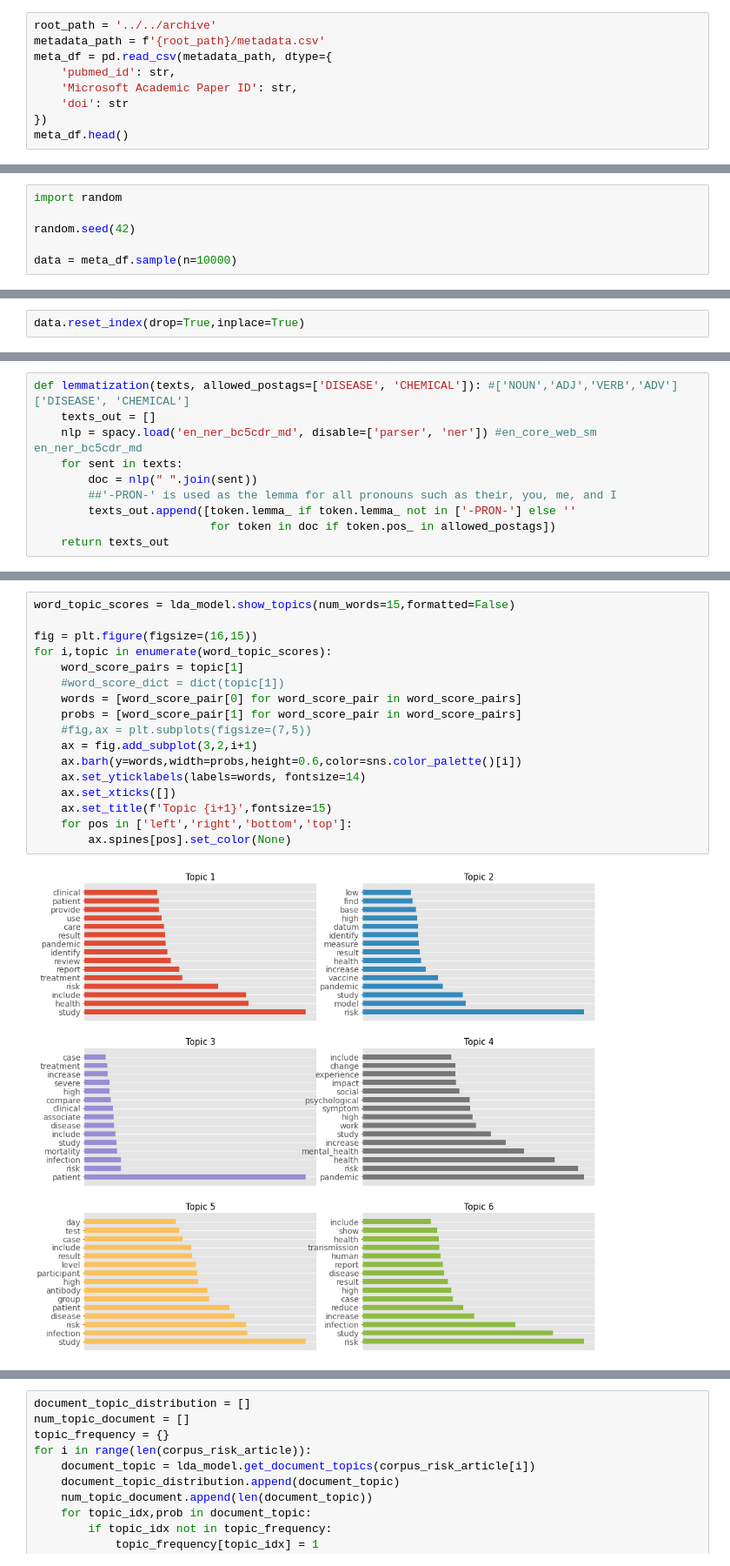
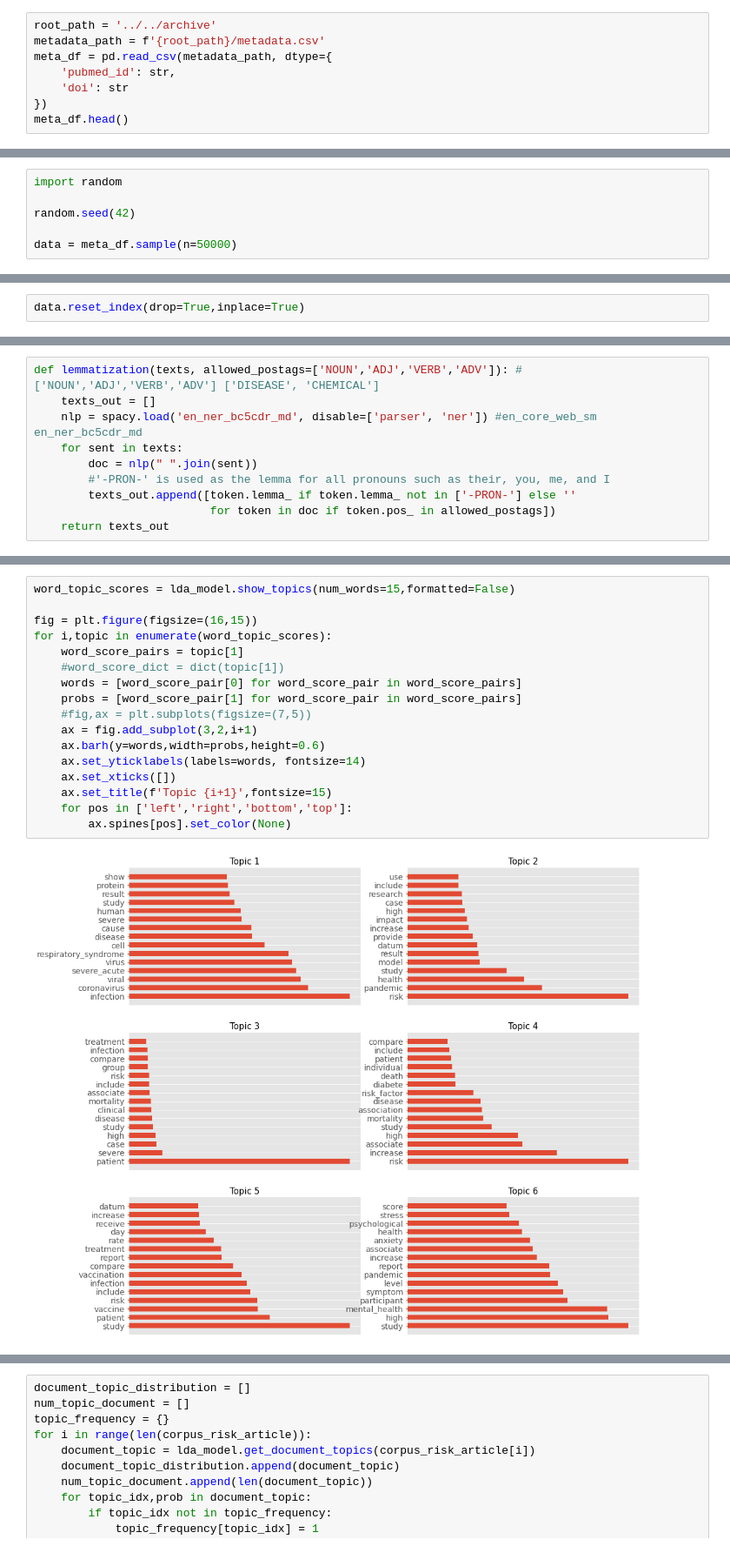
Before and after one commit to laiduy98/cose-19, a Jupyter notebook: notebooks/severity_clustering.ipynb, the cells around one changed output, grey strips where cells are left out. Shown at 87% size. Saved outputs shown, nothing was run; the diff lists cells and outputs as text.

```diff
--- a/notebooks/severity_clustering.ipynb
+++ b/notebooks/severity_clustering.ipynb
@@ -37,7 +36,6 @@ root_path = '../../archive'
 metadata_path = f'{root_path}/metadata.csv'
 meta_df = pd.read_csv(metadata_path, dtype={
     'pubmed_id': str,
-    'Microsoft Academic Paper ID': str,
     'doi': str
 })
 meta_df.head()
@@ -99,7 +115,7 @@ import random
 
 random.seed(42)
 
-data = meta_df.sample(n=10000)
+data = meta_df.sample(n=50000)
 # %% [markdown]
 ## Stopwords
 # %%
@@ -229,10 +212,10 @@ You can now load the package via spacy.load('en_core_web_sm')
 # %%
-def lemmatization(texts, allowed_postags=['DISEASE', 'CHEMICAL']): #['NOUN','ADJ','VERB','ADV'] ['DISEASE', 'CHEMICAL']
+def lemmatization(texts, allowed_postags=['NOUN','ADJ','VERB','ADV']): #['NOUN','ADJ','VERB','ADV'] ['DISEASE', 'CHEMICAL']
     texts_out = []
     nlp = spacy.load('en_ner_bc5cdr_md', disable=['parser', 'ner']) #en_core_web_sm  en_ner_bc5cdr_md
     for sent in texts:
         doc = nlp(" ".join(sent))
-        ##'-PRON-' is used as the lemma for all pronouns such as their, you, me, and I
+        #'-PRON-' is used as the lemma for all pronouns such as their, you, me, and I
         texts_out.append([token.lemma_ if token.lemma_ not in ['-PRON-'] else ''
                           for token in doc if token.pos_ in allowed_postags])
     return texts_out
@@ -340,22 +323,22 @@ Perplexity:  -8.166399321990331
 # %%
 word_topic_scores = lda_model.show_topics(num_words=15,formatted=False)
 
 fig = plt.figure(figsize=(16,15))
 for i,topic in enumerate(word_topic_scores):
     word_score_pairs = topic[1]
     #word_score_dict = dict(topic[1])
     words = [word_score_pair[0] for word_score_pair in word_score_pairs]
     probs = [word_score_pair[1] for word_score_pair in word_score_pairs]
     #fig,ax = plt.subplots(figsize=(7,5))
     ax = fig.add_subplot(3,2,i+1)
-    ax.barh(y=words,width=probs,height=0.6,color=sns.color_palette()[i])
+    ax.barh(y=words,width=probs,height=0.6)
     ax.set_yticklabels(labels=words, fontsize=14)
     ax.set_xticks([])
     ax.set_title(f'Topic {i+1}',fontsize=15)
     for pos in ['left','right','bottom','top']:
         ax.spines[pos].set_color(None)
 # %% [output]
-[figure, old version]
+[figure, new version]
 # %%
 %%time
 pyLDAvis.enable_notebook()
```
Also changed, not shown: parts of 49 cells of this notebook, 10 other files.
